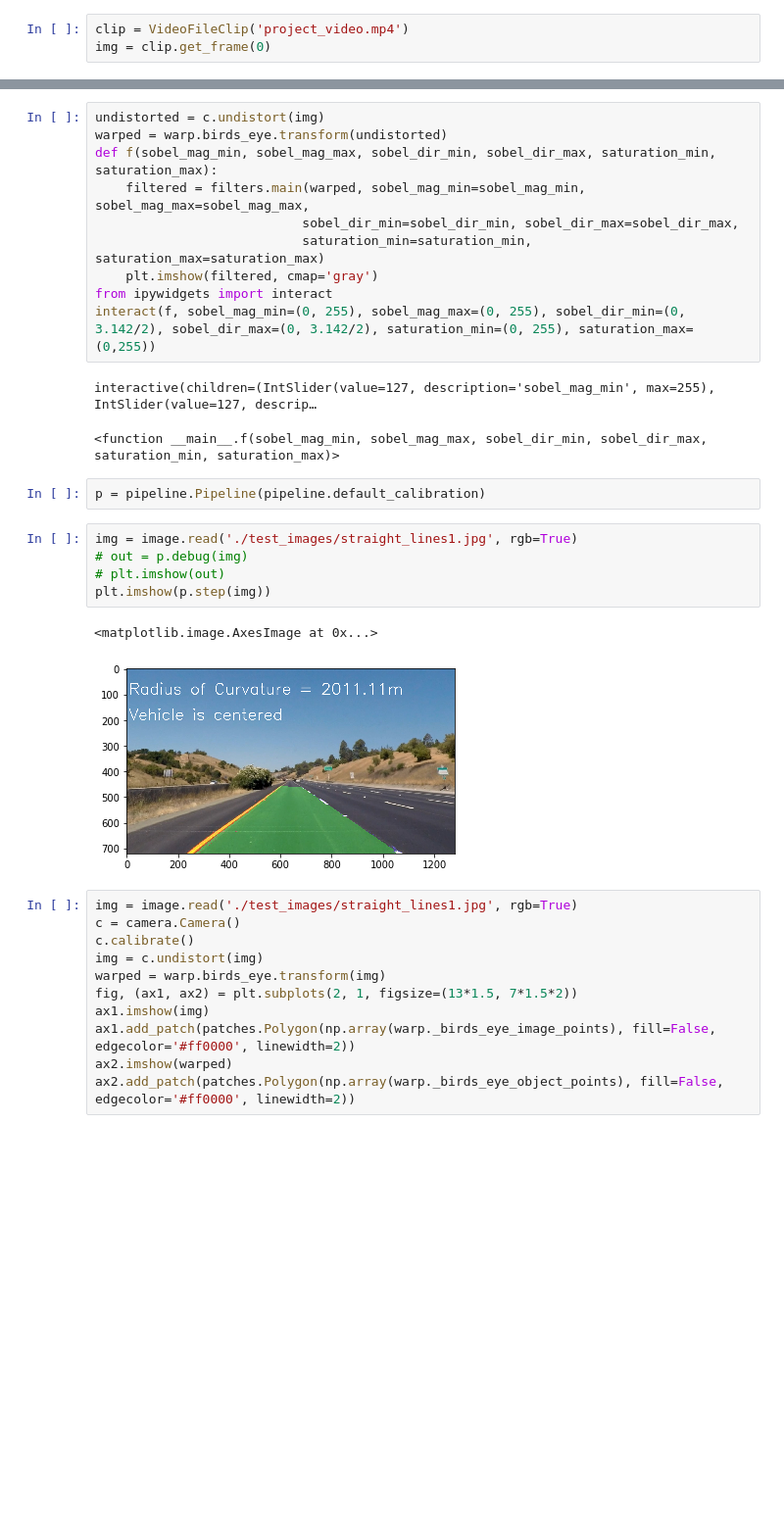
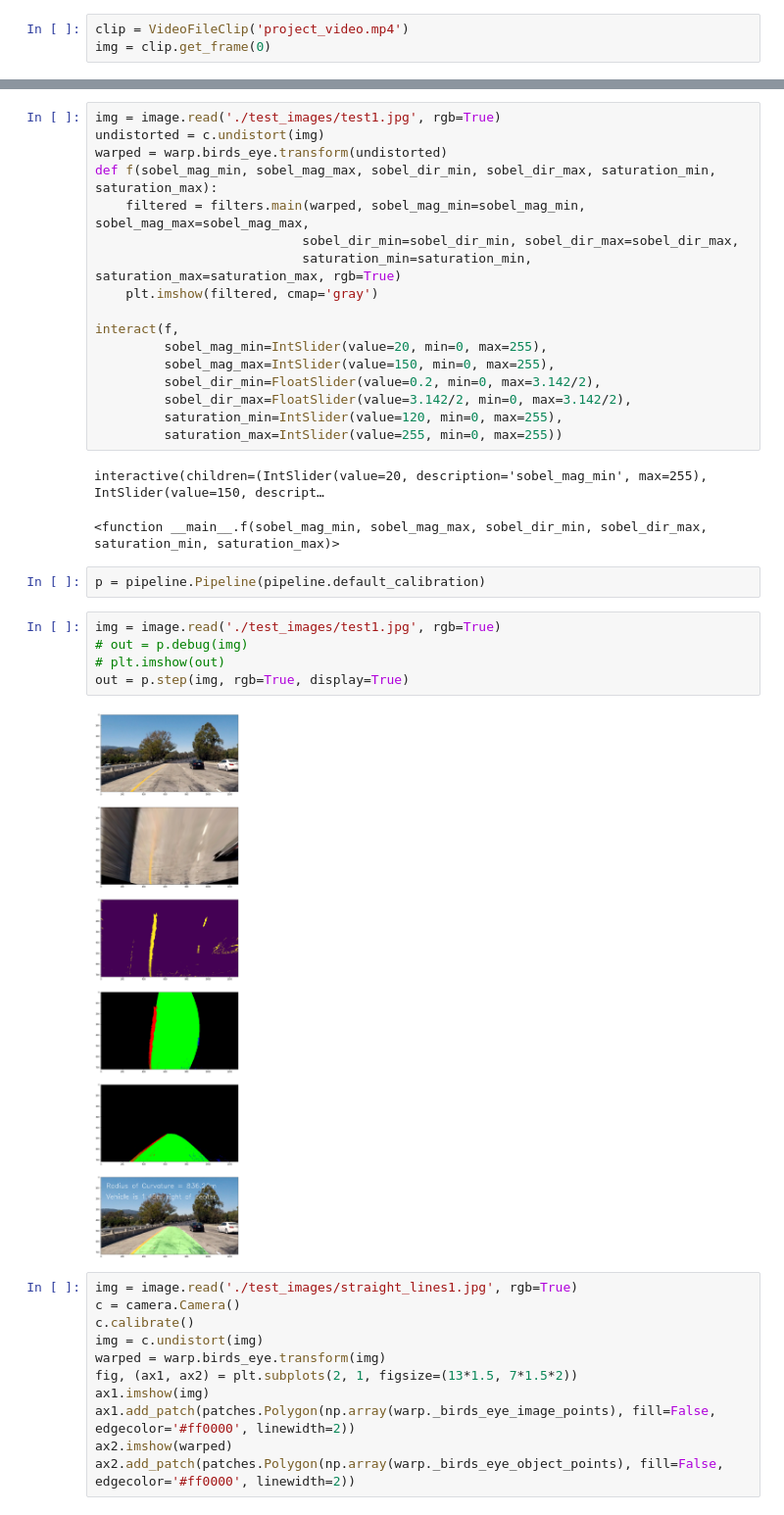
Before and after one commit to tdb-alcorn/CarND-Advanced-Lane-Lines, a Jupyter notebook: scratch.ipynb, the cells around one changed output, grey strips where cells are left out. Shown at 98% size. Drawn from its saved outputs; the diff is of its cells as text; blank space fills up the shorter version.

```diff
--- a/scratch.ipynb
+++ b/scratch.ipynb
@@ -30,26 +36,32 @@ img = clip.get_frame(0)
 # %%
+img = image.read('./test_images/test1.jpg', rgb=True)
 undistorted = c.undistort(img)
 warped = warp.birds_eye.transform(undistorted)
 def f(sobel_mag_min, sobel_mag_max, sobel_dir_min, sobel_dir_max, saturation_min, saturation_max):
     filtered = filters.main(warped, sobel_mag_min=sobel_mag_min, sobel_mag_max=sobel_mag_max,
                            sobel_dir_min=sobel_dir_min, sobel_dir_max=sobel_dir_max,
-                           saturation_min=saturation_min, saturation_max=saturation_max)
+                           saturation_min=saturation_min, saturation_max=saturation_max, rgb=True)
     plt.imshow(filtered, cmap='gray')
-from ipywidgets import interact
-interact(f, sobel_mag_min=(0, 255), sobel_mag_max=(0, 255), sobel_dir_min=(0, 3.142/2), sobel_dir_max=(0, 3.142/2), saturation_min=(0, 255), saturation_max=(0,255))
+
+interact(f,
+         sobel_mag_min=IntSlider(value=20, min=0, max=255),
+         sobel_mag_max=IntSlider(value=150, min=0, max=255),
+         sobel_dir_min=FloatSlider(value=0.2, min=0, max=3.142/2),
+         sobel_dir_max=FloatSlider(value=3.142/2, min=0, max=3.142/2),
+         saturation_min=IntSlider(value=120, min=0, max=255),
+         saturation_max=IntSlider(value=255, min=0, max=255))
 # %% [output]
-interactive(children=(IntSlider(value=127, description='sobel_mag_min', max=255), IntSlider(value=127, descrip…
+interactive(children=(IntSlider(value=20, description='sobel_mag_min', max=255), IntSlider(value=150, descript…
 <function __main__.f(sobel_mag_min, sobel_mag_max, sobel_dir_min, sobel_dir_max, saturation_min, saturation_max)>
 # %%
 p = pipeline.Pipeline(pipeline.default_calibration)
 # %%
-img = image.read('./test_images/straight_lines1.jpg', rgb=True)
+img = image.read('./test_images/test1.jpg', rgb=True)
 # out = p.debug(img)
 # plt.imshow(out)
-plt.imshow(p.step(img))
+out = p.step(img, rgb=True, display=True)
 # %% [output]
-<matplotlib.image.AxesImage at 0x...>
-[figure, old version]
+[figure, new version]
 # %%
 img = image.read('./test_images/straight_lines1.jpg', rgb=True)
 c = camera.Camera()
```
Also changed, not shown: parts of 2 cells of this notebook, 3 other files.
